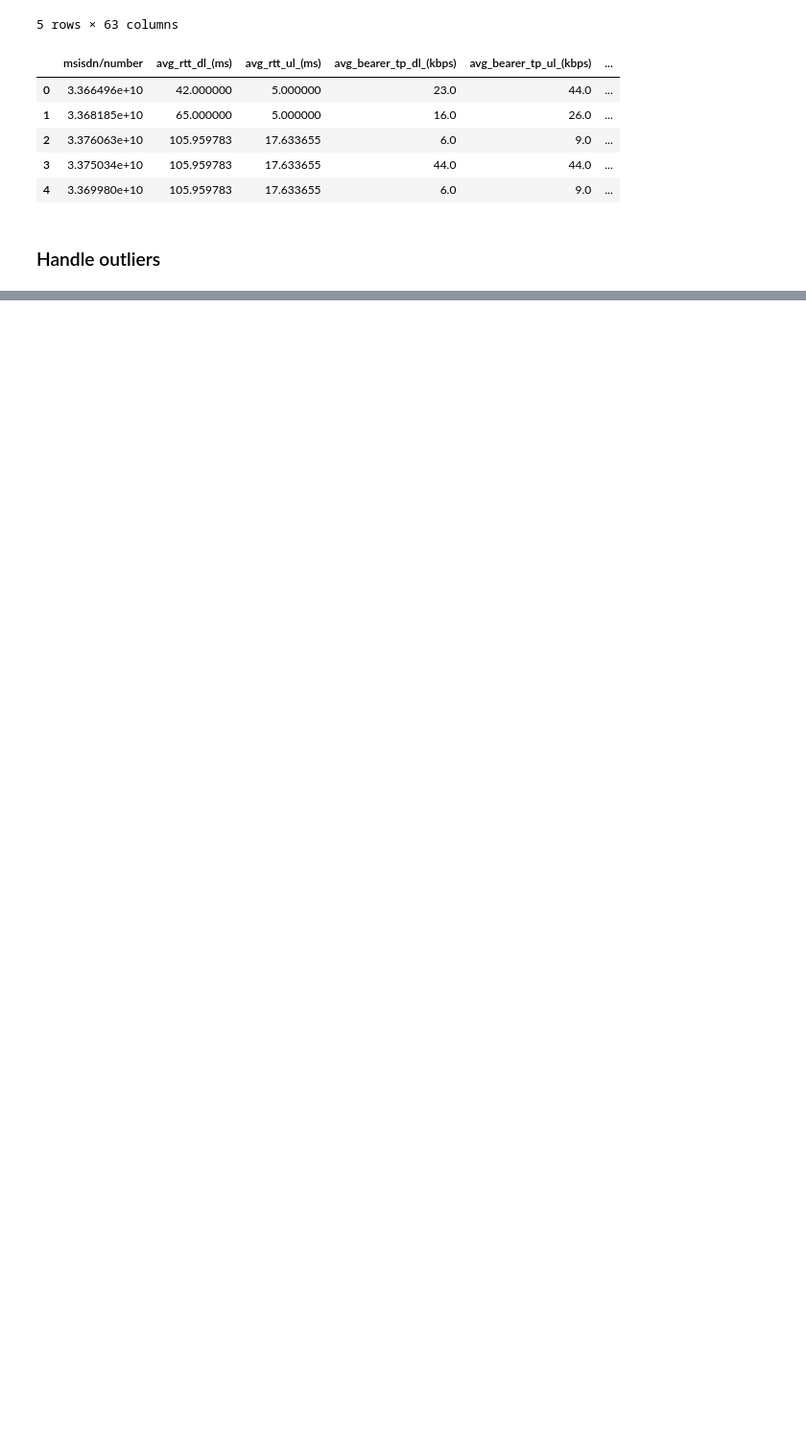
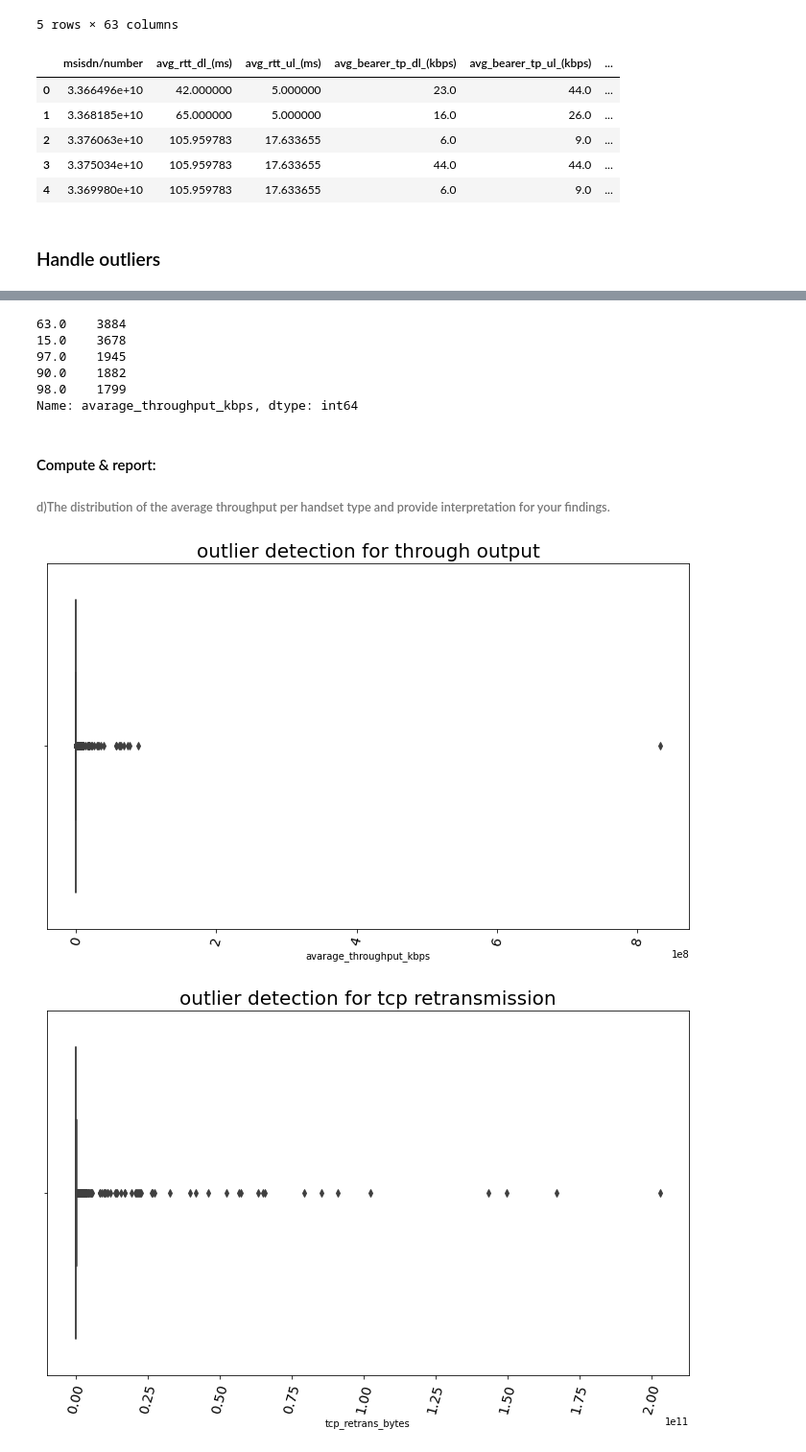
Before and after one commit to michaelgetachew-abebe/Telecom-User-Analytics, a Jupyter notebook: notebooks/user_experience_analytics.ipynb, the cells around one changed output, grey strips where cells are left out. Shown at 96% size. Drawn from its saved outputs; the diff is of its cells as text; code cells hidden in the pictures; blank space fills up the shorter version.

```diff
--- a/notebooks/user_experience_analytics.ipynb
+++ b/notebooks/user_experience_analytics.ipynb
@@ -53,7 +53,7 @@ user_experience_df.head()
 # %%
 # Handle the outliers present in the data using the handle_outliers method in the assistant_functions module
 
-treated_user_experience = assistant.handle_outliers_with_mode(user_experience_df, 'avg_rtt_dl_(ms)', "mean")
+treated_user_experience = assistant.handle_outliers_with_mode(user_experience_df, 'avg_rtt_dl_(ms)', method = "mean")
 treated_user_experience = assistant.handle_outliers_with_mode(user_experience_df, 'avg_rtt_ul_(ms)', method = "mean")
 
 treated_user_experience = assistant.handle_outliers_with_mode(user_experience_df, 'avg_bearer_tp_dl_(kbps)', method = "mean")
@@ -65,0 +70,8 @@ TypeError: handle_outliers_with_mode() takes from 2 to 3 positional arguments bu
+# %%
+# Aggregating the user experience descriptors in to one data frame
+user_experience_metrics_df = pd.DataFrame(columns = ['msisdnum','tcp_retrans_bytes','average_rtt_ms','handset_type','avarage_throughput_kbps'])
+user_experience_metrics_df['tcp_retrans_bytes'] = treated_user_experience['tcp_ul_retrans._vol_(bytes)'] + treated_user_experience['tcp_dl_retrans._vol_(bytes)']
+user_experience_metrics_df['average_rtt_ms'] = treated_user_experience['avg_rtt_dl_(ms)'] + treated_user_experience['avg_rtt_ul_(ms)']
+user_experience_metrics_df['handset_type'] = treated_user_experience['handset_type']
+user_experience_metrics_df['avarage_throughput_kbps'] = treated_user_experience['avg_bearer_tp_dl_(kbps)'] + treated_user_experience['avg_bearer_tp_ul_(kbps)']
+user_experience_metrics_df['msisdnum'] = treated_user_experience['msisdn/number']
@@ -65,0 +286,24 @@ TypeError: handle_outliers_with_mode() takes from 2 to 3 positional arguments bu
+# %%
+most_frq_throughput
+# %% [output]
+63.0    3884
+15.0    3678
+97.0    1945
+90.0    1882
+98.0    1799
+Name: avarage_throughput_kbps, dtype: int64
+# %% [markdown]
+#### Compute & report:
+###### d)The distribution of the average throughput  per handset type and provide interpretation for your findings.
+# %%
+aggregate_throughput_per_handset = user_experience_metrics_df.groupby('handset_type').agg({'avarage_throughput_kbps': 'sum', 'tcp_retrans_bytes': 'sum'})
+sorted_aggregate_throughput_per_handset = user_experience_metrics_df.sort_values(by = ['avarage_throughput_kbps'], ascending = False).head(10)
+
+handset_throghput_df = sorted_aggregate_throughput_per_handset[['avarage_throughput_kbps']]
+handset_tp_df['handset_type'] = sorted_aggregate_throughput_per_handset.index
+# %%
+plotter.plot_box(aggregate_throughput_per_handset, 'avarage_throughput_kbps', 'outlier detection for through output')
+plotter.plot_box(aggregate_throughput_per_handset, 'tcp_retrans_bytes', 'outlier detection for tcp retransmission')
+# %% [output]
+[figure, added]
+[figure, added]
```
Also changed, not shown: parts of 36 cells of this notebook.
